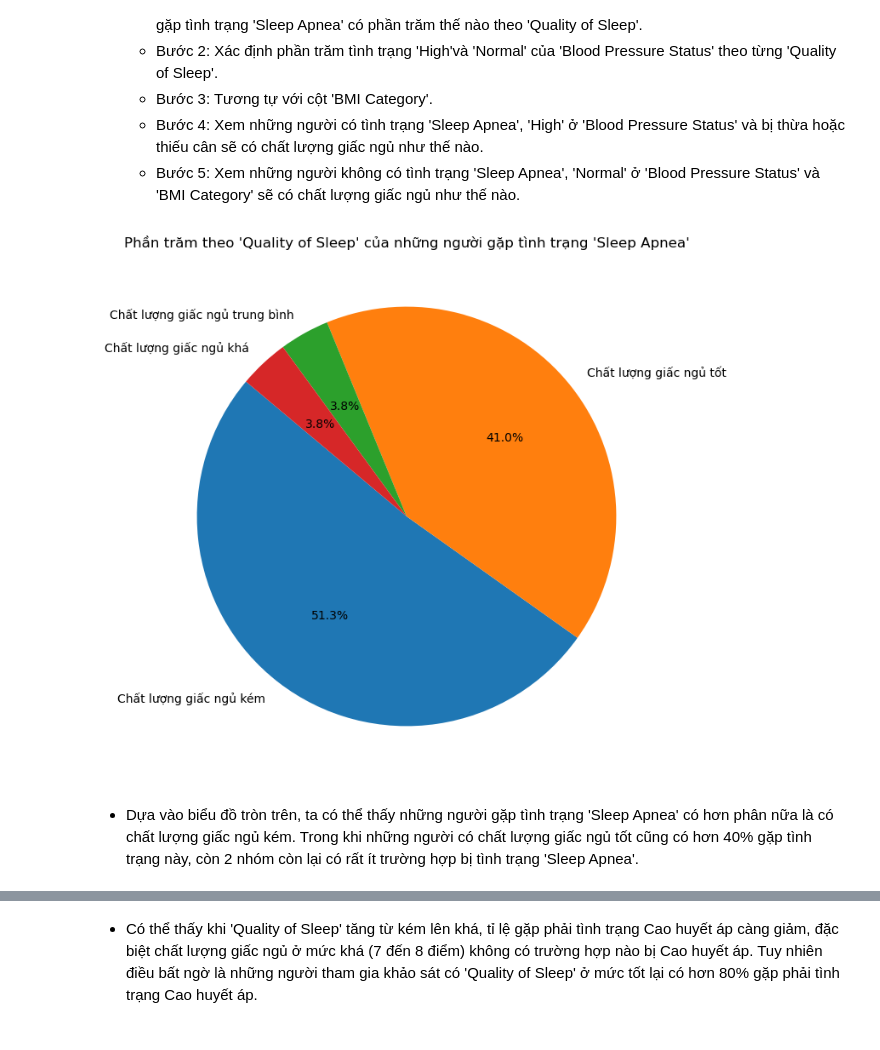
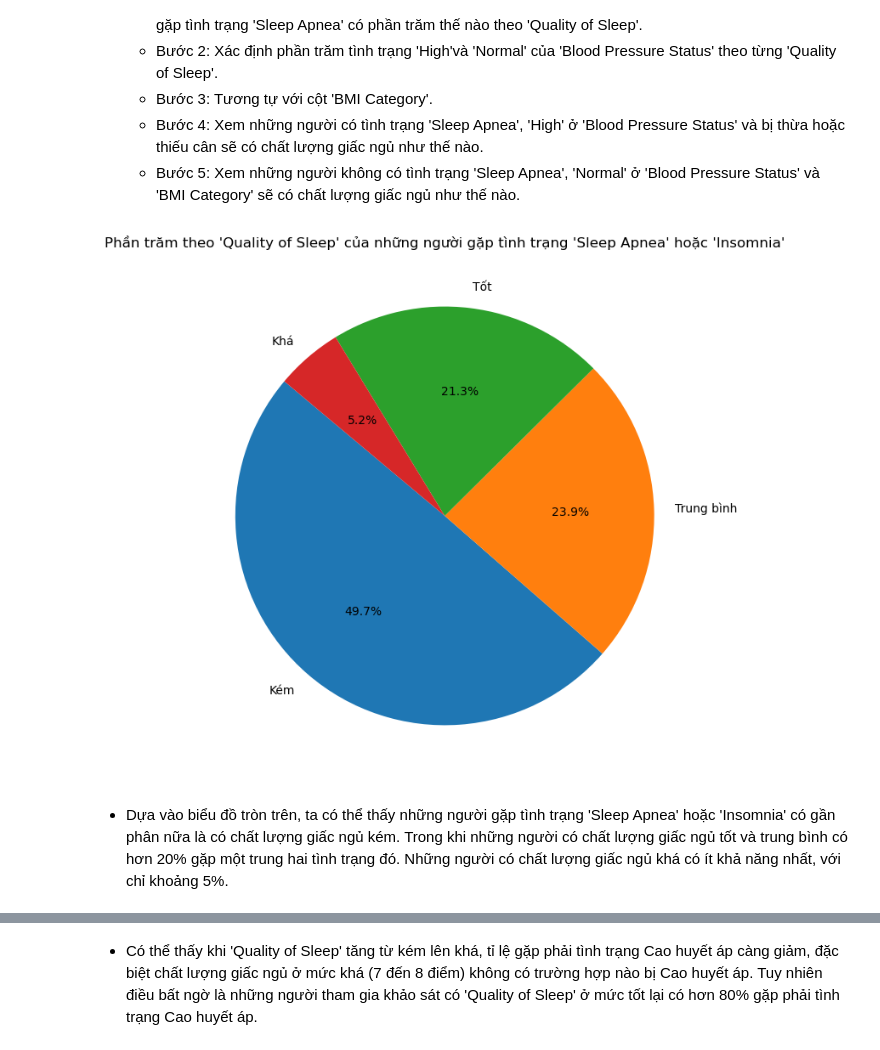
Before and after one commit to khiemnguyen812/Final_Prj_CSC17104_21KHDL1, a Jupyter notebook: Notebook.ipynb, the cells around one changed output, grey strips where cells are left out. Cells and saved outputs as stored; diff of their text form; code cells hidden in the pictures.

```diff
--- a/Notebook.ipynb
+++ b/Notebook.ipynb
@@ -458,13 +445,13 @@ quartiles
 # Bước 2
 def categorize_value(value, quartiles):
     if value <= quartiles.loc[0.25]:
-        return 1
+        return 'Kém'
     elif quartiles.loc[0.25] < value <= quartiles.loc[0.5]:
-        return 2
+        return 'Trung bình'
     elif quartiles.loc[0.5] < value <= quartiles.loc[0.75]:
-        return 3
+        return 'Khá'
     else:
-        return 4
+        return 'Tốt'
 
 # Áp dụng hàm categorize_value cho từng cột
 for column in physical_activity_columns:
@@ -576,8 +571,8 @@ import pandas as pd
 health_columns = ['Stress Level', 'BMI Category', 'Systolic', 'Diastolic', 'Heart Rate', 'Sleep Disorder', 'Quality of Sleep']
 df_health = df[health_columns]
 
-# Bước 2: Tạo cột 'Sleep Apnea' và gán giá trị 1 cho những người có triệu chứng 'Sleep Apnea'
-df_health['Sleep Apnea'] = df_health['Sleep Disorder'].apply(lambda x: 1 if x == 'Sleep Apnea' else 0)
+# Bước 2: Tạo cột 'Sleep Apnea or Insomnia' và gán giá trị 1 cho những người có triệu chứng 'Sleep Apnea' hoặc 'Insomnia'
+df_health['Sleep Apnea or Insomnia'] = df_health['Sleep Disorder'].apply(lambda x: 1 if x == 'Sleep Apnea' or x=='Insomnia' else 0)
 
 df_health = df_health.drop('Sleep Disorder', axis=1)
 
@@ -599,13 +594,11 @@ def blood_pressure_status(row):
 df_health['Blood Pressure Status'] = df_health.apply(blood_pressure_status, axis=1)
 
 df_health = df_health.drop(['Systolic','Diastolic'], axis=1)
-# Kiểm tra giá trị unique trong cột 'Blood Pressure Status'
 bp_status_counts = df_health['Blood Pressure Status'].value_counts()
 
-print(df_health.head())
+print(df_health)
 print(bp_status_counts)
 
-# Tìm giá trị nhỏ nhất và lớn nhất trong cột 'Heart Rate'
 min_heart_rate = df_health['Heart Rate'].min()
 max_heart_rate = df_health['Heart Rate'].max()
 
@@ -649,25 +640,22 @@ df_health = df_health.drop('Heart Rate', axis=1)
 # %%
 # TODO: Code phân tích dữ liệu để trả lời câu hỏi 4
 # Bước 1:
 df_health['Quality of Sleep'] = df_health['Quality of Sleep'].apply(categorize_value, args=(quartiles['Quality of Sleep'],))
 
 
-sleep_apnea_df = df_health[df_health['Sleep Apnea'] == 1]
-
-# Thay đổi giá trị trong cột 'Quality of Sleep' từ số sang nhãn
-sleep_apnea_df['Quality of Sleep'] = sleep_apnea_df['Quality of Sleep'].replace({1: 'Chất lượng giấc ngủ kém', 2: 'Chất lượng giấc ngủ trung bình', 3: 'Chất lượng giấc ngủ khá', 4: 'Chất lượng giấc ngủ tốt'})
+sleep_apnea_df = df_health[df_health['Sleep Apnea or Insomnia'] == 1]
 
 # Tính phần trăm theo 'Quality of Sleep'
 percentage_by_quality_of_sleep = sleep_apnea_df['Quality of Sleep'].value_counts(normalize=True) * 100
 
 # Vẽ biểu đồ tròn
 plt.figure(figsize=(8, 8))
 plt.pie(percentage_by_quality_of_sleep, labels=percentage_by_quality_of_sleep.index, autopct='%1.1f%%', startangle=140)
-plt.title("Phần trăm theo 'Quality of Sleep' của những người gặp tình trạng 'Sleep Apnea'")
+plt.title("Phần trăm theo 'Quality of Sleep' của những người gặp tình trạng 'Sleep Apnea' hoặc 'Insomnia'")
 plt.show()
 percentage_by_quality_of_sleep = sleep_apnea_df['Quality of Sleep'].value_counts(normalize=True) * 100
 # %% [output]
-[figure, old version]
+[figure, new version]
 # %% [markdown]
-- Dựa vào biểu đồ tròn trên, ta có thể thấy những người gặp tình trạng 'Sleep Apnea' có hơn phân nữa là có chất lượng giấc ngủ kém. Trong khi những người có chất lượng giấc ngủ tốt cũng có hơn 40% gặp tình trạng này, còn 2 nhóm còn lại có rất ít trường hợp bị tình trạng 'Sleep Apnea'.
+- Dựa vào biểu đồ tròn trên, ta có thể thấy những người gặp tình trạng 'Sleep Apnea' hoặc 'Insomnia' có gần phân nữa là có chất lượng giấc ngủ kém. Trong khi những người có chất lượng giấc ngủ tốt và trung bình có hơn 20% gặp một trung hai tình trạng đó. Những người có chất lượng giấc ngủ khá có ít khả năng nhất, với chỉ khoảng 5%.
 # %%
```
Also changed, not shown: parts of 14 cells of this notebook, 1 other file.
